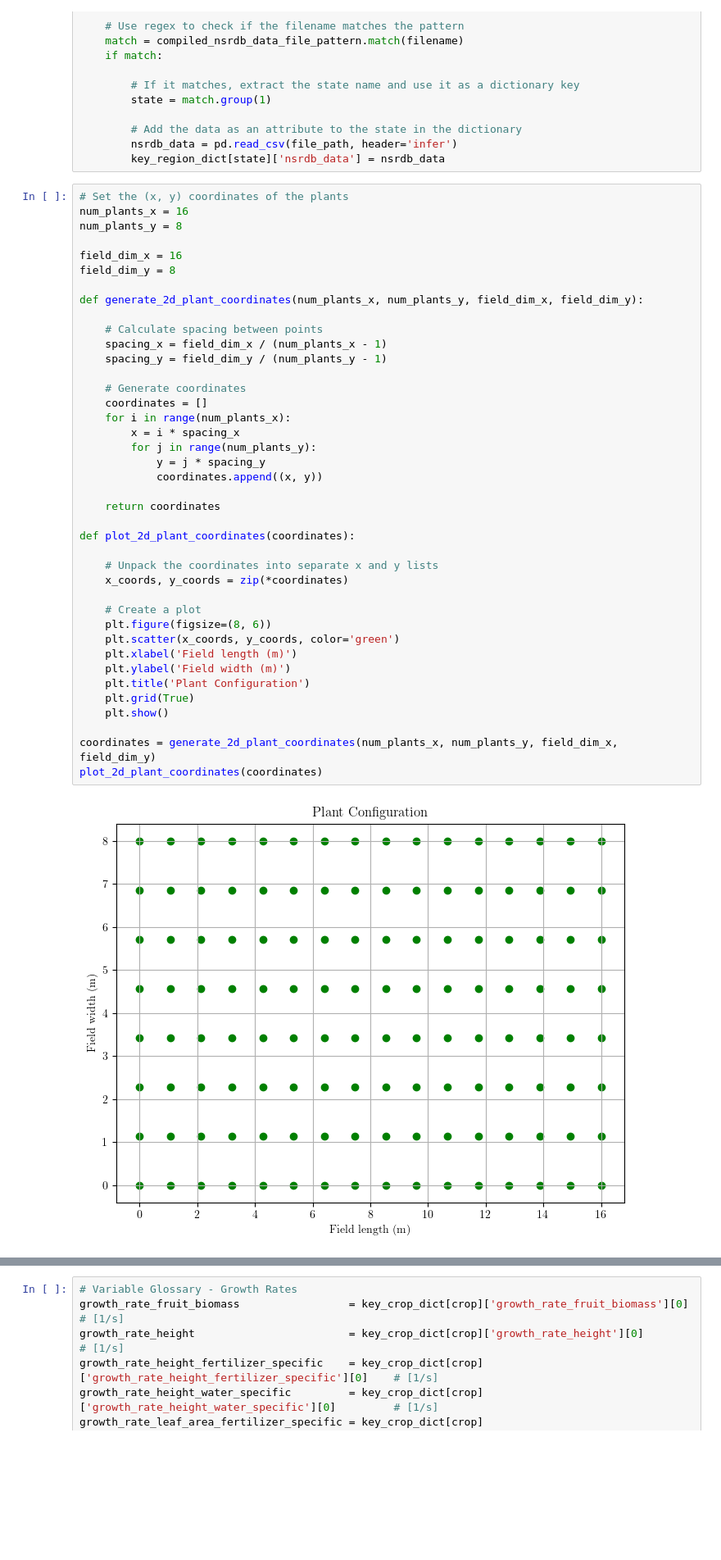
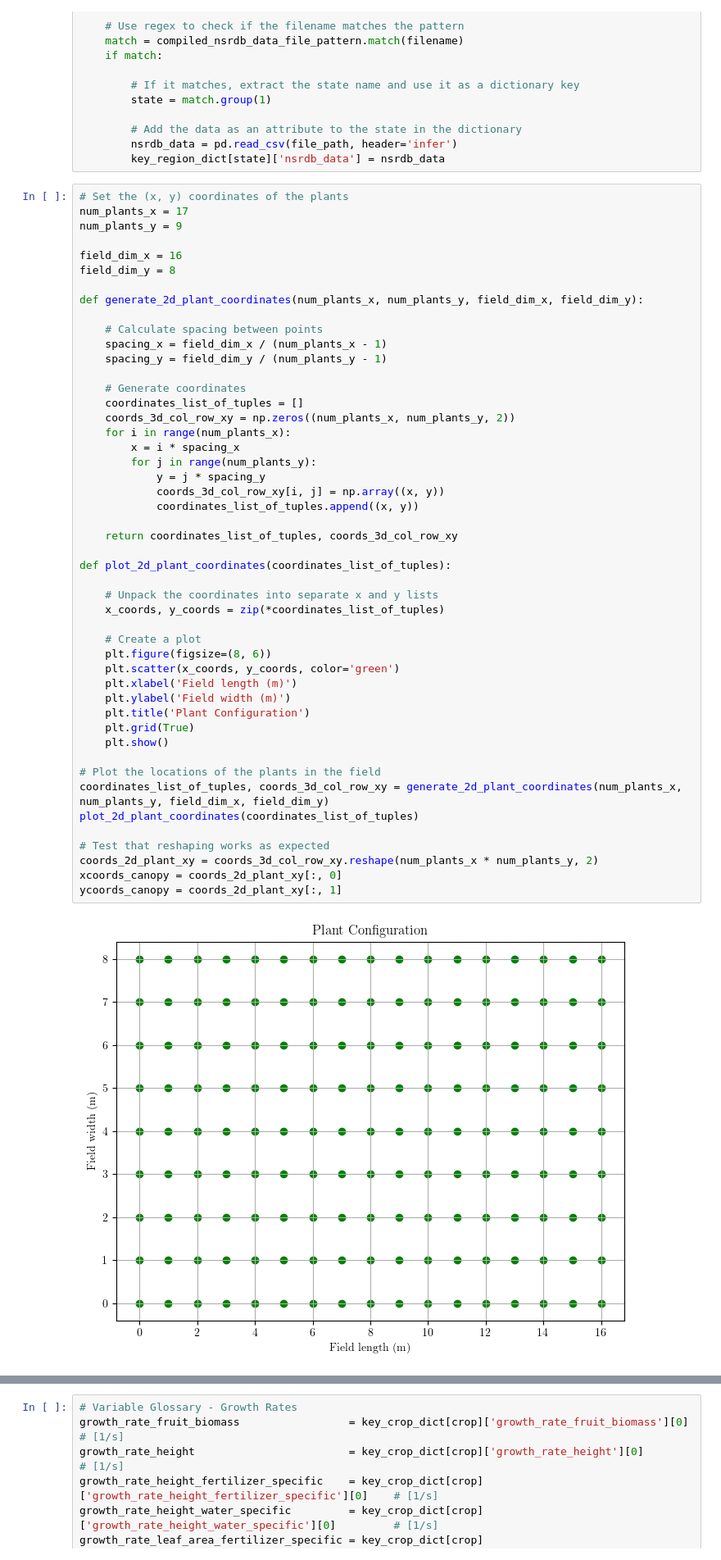
Before and after one commit to carlacupcake/smartfarm, a Jupyter notebook: code/smartfarm.ipynb, the cells around one changed output, grey strips where cells are left out. Shown: that part at 82% size. Saved outputs shown, nothing was run; the diff lists cells and outputs as text; blank space fills up the shorter version.

```diff
--- a/code/smartfarm.ipynb
+++ b/code/smartfarm.ipynb
@@ -174,45 +174,53 @@ for file_path in glob.glob(os.path.join(nsrdb_file_path, '*')):
         key_region_dict[state]['nsrdb_data'] = nsrdb_data
 # %%
 # Set the (x, y) coordinates of the plants
-num_plants_x = 16
-num_plants_y = 8
+num_plants_x = 17
+num_plants_y = 9
 
 field_dim_x = 16
 field_dim_y = 8
 
 def generate_2d_plant_coordinates(num_plants_x, num_plants_y, field_dim_x, field_dim_y):
 
     # Calculate spacing between points
     spacing_x = field_dim_x / (num_plants_x - 1)
     spacing_y = field_dim_y / (num_plants_y - 1)
 
     # Generate coordinates
-    coordinates = []
+    coordinates_list_of_tuples = []
+    coords_3d_col_row_xy = np.zeros((num_plants_x, num_plants_y, 2))
     for i in range(num_plants_x):
         x = i * spacing_x
         for j in range(num_plants_y):
             y = j * spacing_y
-            coordinates.append((x, y))
+            coords_3d_col_row_xy[i, j] = np.array((x, y))
+            coordinates_list_of_tuples.append((x, y))
 
-    return coordinates
+    return coordinates_list_of_tuples, coords_3d_col_row_xy
 
-def plot_2d_plant_coordinates(coordinates):
+def plot_2d_plant_coordinates(coordinates_list_of_tuples):
 
     # Unpack the coordinates into separate x and y lists
-    x_coords, y_coords = zip(*coordinates)
+    x_coords, y_coords = zip(*coordinates_list_of_tuples)
 
     # Create a plot
     plt.figure(figsize=(8, 6))
     plt.scatter(x_coords, y_coords, color='green')
     plt.xlabel('Field length (m)')
     plt.ylabel('Field width (m)')
     plt.title('Plant Configuration')
     plt.grid(True)
     plt.show()
 
-coordinates = generate_2d_plant_coordinates(num_plants_x, num_plants_y, field_dim_x, field_dim_y)
-plot_2d_plant_coordinates(coordinates)
+# Plot the locations of the plants in the field
+coordinates_list_of_tuples, coords_3d_col_row_xy = generate_2d_plant_coordinates(num_plants_x, num_plants_y, field_dim_x, field_dim_y)
+plot_2d_plant_coordinates(coordinates_list_of_tuples)
+
+# Test that reshaping works as expected
+coords_2d_plant_xy = coords_3d_col_row_xy.reshape(num_plants_x * num_plants_y, 2)
+xcoords_canopy = coords_2d_plant_xy[:, 0]
+ycoords_canopy = coords_2d_plant_xy[:, 1]
 # %% [output]
-[figure, old version]
+[figure, new version]
 # %%
 # Variable Glossary - Field Configuration
```
Also changed, not shown: parts of 11 cells of this notebook, 2 other files.
